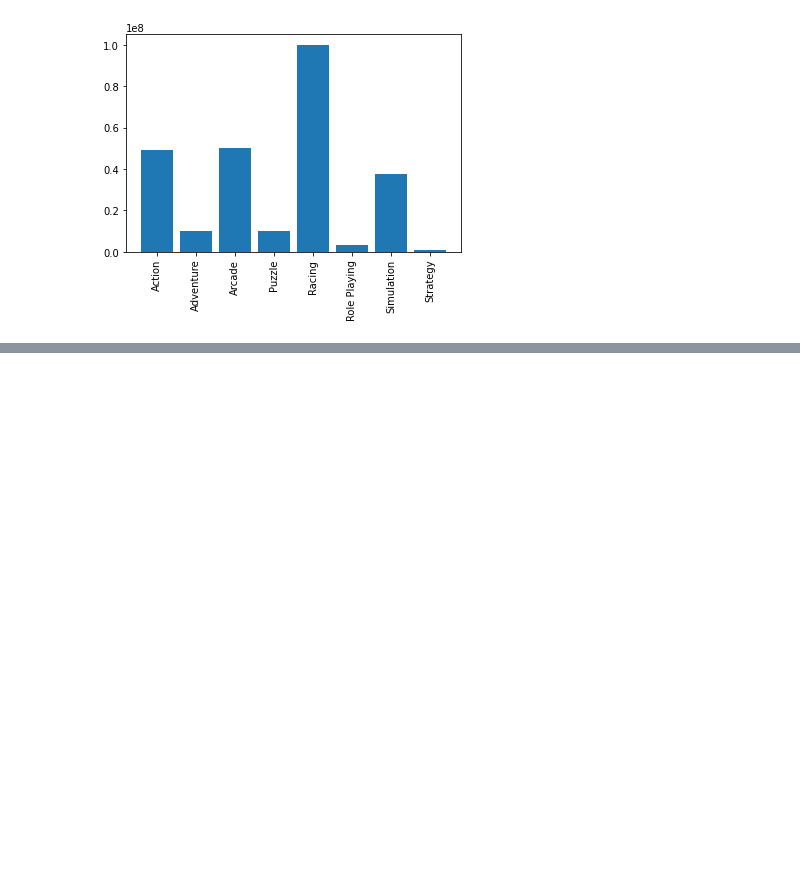
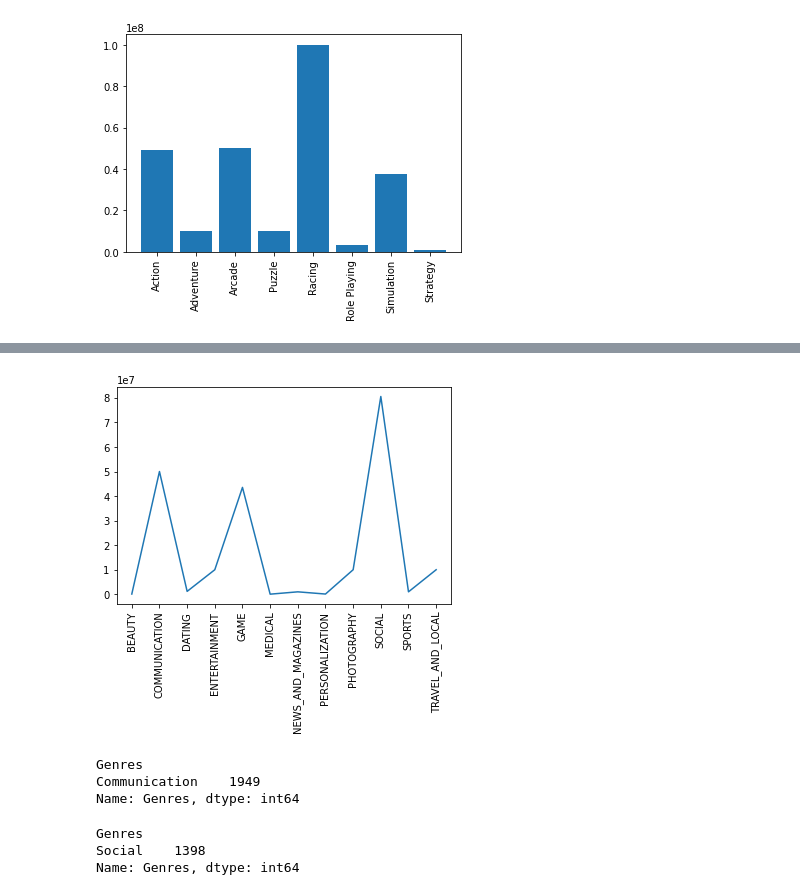
Before and after one commit to codewithsrs/app-data-analysis, a Jupyter notebook: playstore_app_review_analysis.ipynb, the cells around one changed output, grey strips where cells are left out. Cells and saved outputs as stored; diff of their text form; code cells hidden in the pictures; blank space fills up the shorter version.

```diff
--- a/playstore_app_review_analysis.ipynb
+++ b/playstore_app_review_analysis.ipynb
@@ -453,0 +431,3 @@ plt.show()
+# %%
+mature_df1 = combined_df[combined_df['Content Rating']=='Mature 17+'].groupby('Category').agg({'Installs':'mean'}).astype(int).reset_index()
+mature_df1
@@ -453,0 +448,19 @@ plt.show()
+# %%
+#lets plot these
+plt.plot(mature_df1['Category'],mature_df1['Installs'])
+plt.xticks(rotation = '90')
+plt.show()
+# %% [output]
+[figure, added]
+# %%
+combined_df[combined_df['Category']=='COMMUNICATION'].groupby('Genres')['Genres'].count()
+# %% [output]
+Genres
+Communication    1949
+Name: Genres, dtype: int64
+# %%
+combined_df[combined_df['Category']=='SOCIAL'].groupby('Genres')['Genres'].count()
+# %% [output]
+Genres
+Social    1398
+Name: Genres, dtype: int64
```
Also changed, not shown: parts of 8 cells of this notebook.
